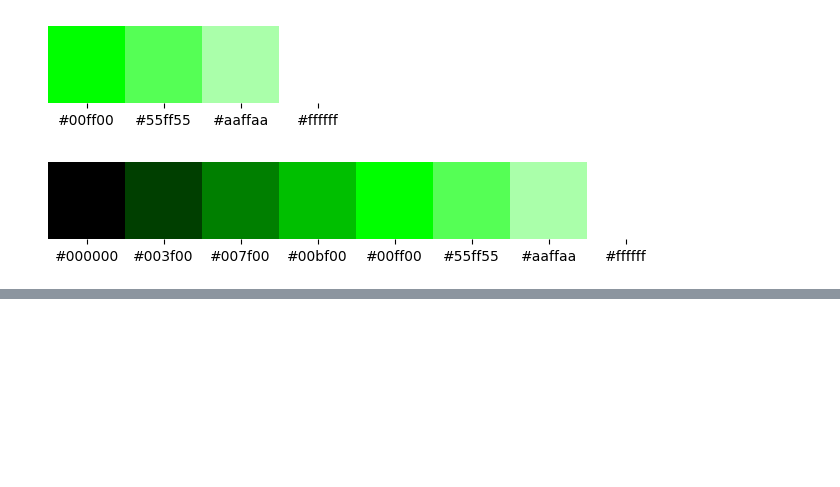
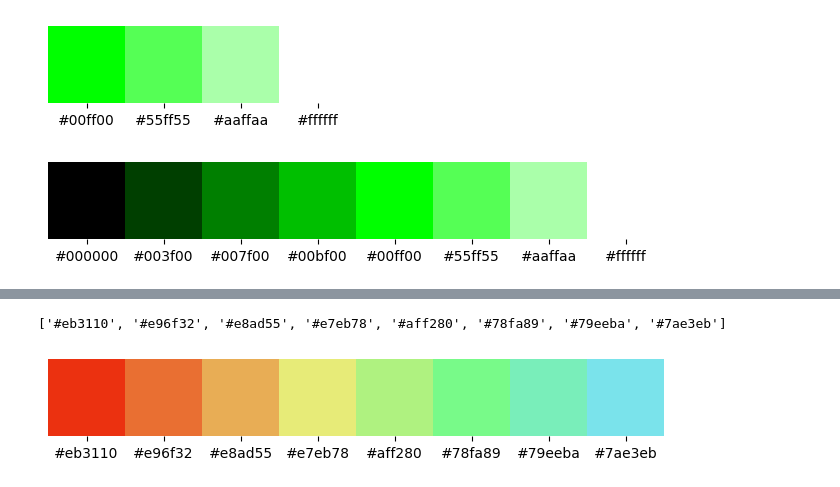
Before and after one commit to sethclose/colors, a Jupyter notebook: Hex Color Blending.ipynb, the cells around one changed output, grey strips where cells are left out. Saved outputs shown, nothing was run; the diff lists cells and outputs as text; code cells hidden in the pictures; blank space fills up the shorter version.

```diff
--- a/Hex Color Blending.ipynb
+++ b/Hex Color Blending.ipynb
@@ -210,0 +212,8 @@ plot_palette( array_palette(['#ff0000', '#aa00aa', '#ff00ff', '#f1bef1', '#7ae3e
+# %%
+color_palette = array_palette(['#eb3110', '#e7eb78', '#78fa89', '#7ae3eb'],
+                              [ 2,         1,         1          ])
+print(color_palette)
+plot_palette(color_palette)
+# %% [output]
+['#eb3110', '#e96f32', '#e8ad55', '#e7eb78', '#aff280', '#78fa89', '#79eeba', '#7ae3eb']
+[figure, added]
```
Also changed, not shown: parts of 5 cells of this notebook.
